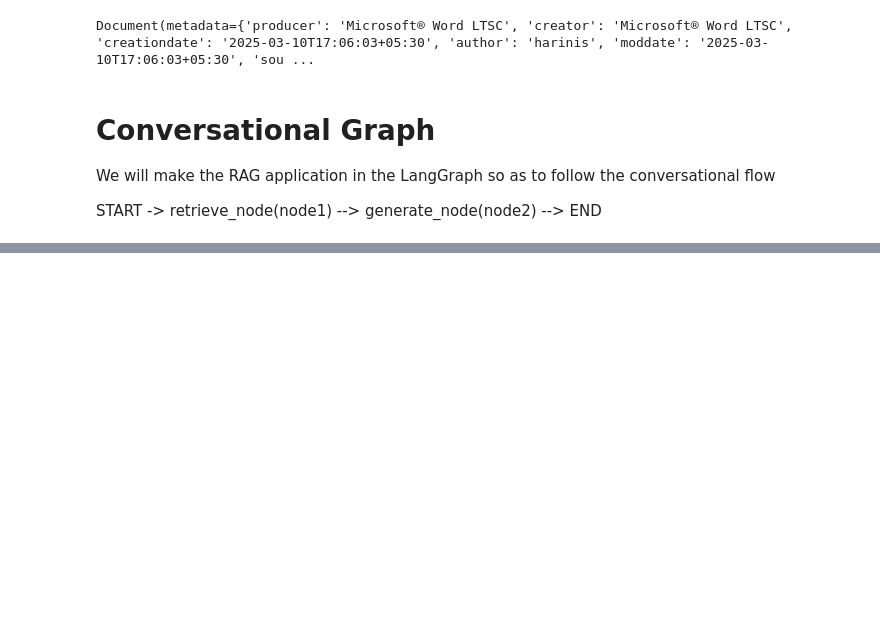
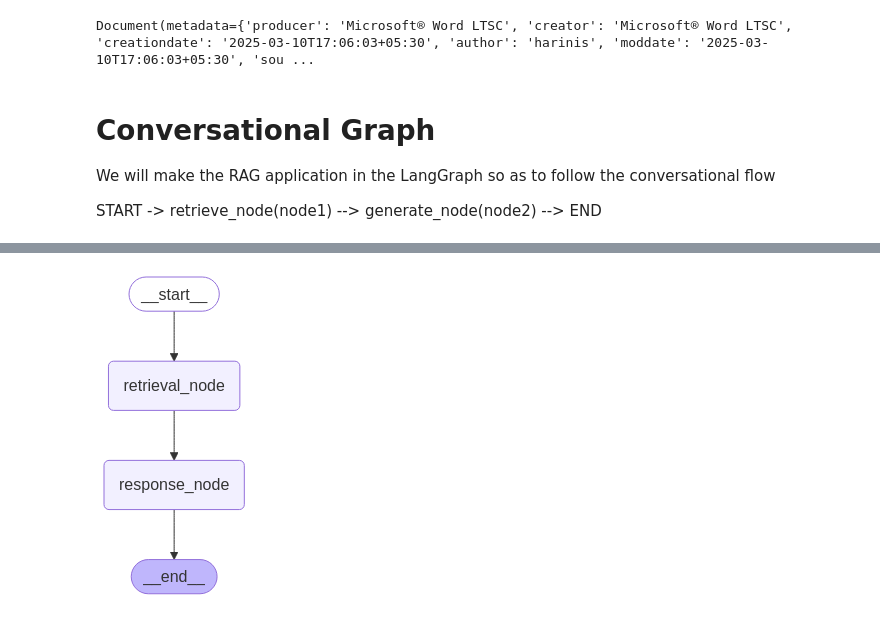
Before and after one commit to saransh-mehta/langchain_concepts, a Jupyter notebook: Rag_system.ipynb, the cells around one changed output, grey strips where cells are left out. Drawn from its saved outputs; the diff is of its cells as text; code cells hidden in the pictures; blank space fills up the shorter version.

```diff
--- a/Rag_system.ipynb
+++ b/Rag_system.ipynb
@@ -136,3 +145,7 @@ prompt = hub.pull("rlm/rag-prompt")
 # %%
 prompt = ChatPromptTemplate(input_variables=['context', 'question'],
-                            messages=[HumanMessagePromptTemplate(prompt=PromptTemplate(input_variables=['context', 'question'], input_types={}, partial_variables={}, template="You are an assistant for question-answering tasks. Use the following pieces of retrieved context to answer the question. If you don't know the answer, just say that you don't know. Use three sentences maximum and keep the answer concise.\nQuestion: {question} \nContext: {context} \nAnswer:")
+                            messages=[
+                                HumanMessagePromptTemplate(
+                                    prompt=PromptTemplate(input_variables=['context', 'question'],
+                                                          template="You are an assistant for question-answering tasks. Use the following pieces of retrieved context to answer the question. If you don't know the answer, just say that you don't know. Use three sentences maximum and keep the answer concise.\nQuestion: {question} \nContext: {context} \nAnswer:")
+                                )])
@@ -142,0 +156,23 @@ from langchain_core.prompts import ChatPromptTemplate
+# %%
+def response_node(state: State):
+    full_context = "\n\n".join(doc.page_content for doc in state["context"])
+    messages = prompt.invoke({"question": state["question"], "context": full_context})
+    #print(messages)
+    response = llm_model.invoke(messages)
+    return {"answer": response.content}
+# %%
+# connecting nodes to build graph
+#START
+graph_builder.add_edge(START, "retrieval_node")
+
+# RETRIEVE NODE
+graph_builder.add_node("retrieval_node", retrieval_node)
+
+#edge from retrival node to response node
+graph_builder.add_edge("retrieval_node", "response_node")
+
+# RESPONSE NODE
+graph_builder.add_node("response_node", response_node)
+
+#END
+graph_builder.add_edge("response_node", END)
@@ -142,0 +181,2 @@ from langchain_core.prompts import ChatPromptTemplate
+# %%
+graph = graph_builder.compile()
@@ -142,0 +198,4 @@ from langchain_core.prompts import ChatPromptTemplate
+# %%
+graph
+# %% [output]
+[figure, added]
```
Also changed, not shown: parts of 18 cells of this notebook, 1 other file.
